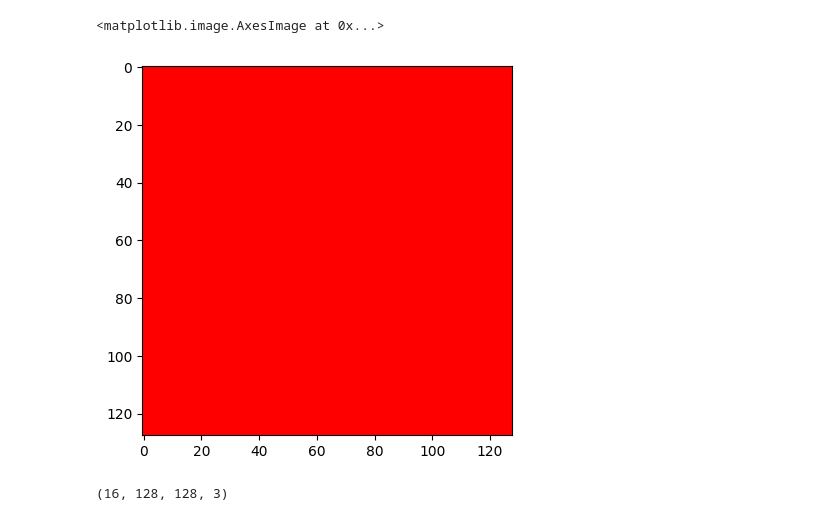
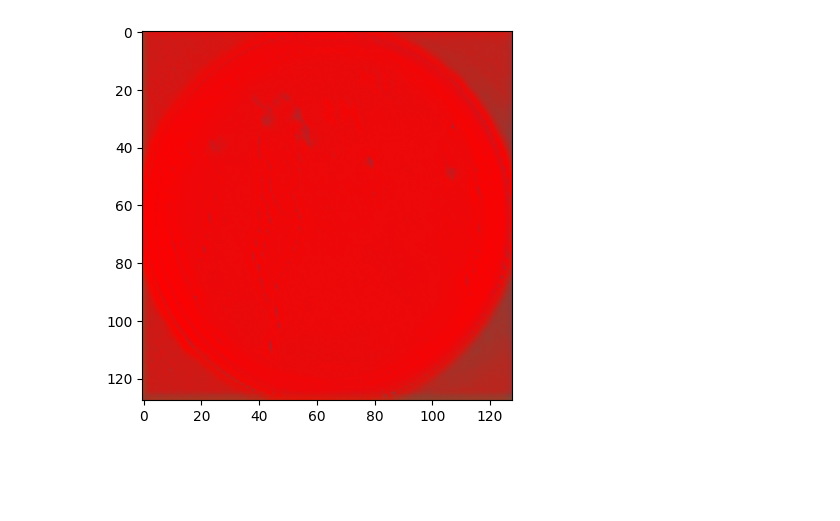
Before and after one commit to DeadArcadiy/SWWH, a Jupyter notebook: segmetation.ipynb, the cells around one changed output. Cells and saved outputs as stored; diff of their text form; code cells hidden in the pictures; blank space fills up the shorter version.

```diff
--- a/segmetation.ipynb
+++ b/segmetation.ipynb
@@ -61,6 +74,0 @@ def tf_dataset(x, y, batch=4):
-# %%
-ath = 'arabidopsis/'
-images, masks = loader(path)
-print(f"Images: {len(images)} - Masks: {len(masks)}")
-
-dataset = tf_dataset(images, masks)
@@ -137,5 +147,5 @@ dataset.batch
 # %%
-model_history = unet_model.fit(dataset,
-                              epochs=4,
+model_history = unet_model.fit(dataset.batch(16).repeat(),
+                              epochs=32,
                               steps_per_epoch=1)
 # %% [output]
@@ -181,0 +169,3 @@ array([[[[1., 0., 0.],
+# %%
+test = tf_dataset('cropped/AAE_0196.png',learning=False)
+test
@@ -181,0 +175,2 @@ array([[[[1., 0., 0.],
+# %%
+pred_mask = unet_model.predict(test)
@@ -182,3 +179,3 @@ array([[[[1., 0., 0.],
 # %%
-plt.imshow(pred_mask[1,:,:,:]*255)
+plt.imshow(pred_mask[0,:,:,:])
 # %% [output]
@@ -186,6 +183 @@ WARNING:matplotlib.image:Clipping input data to the valid range for imshow with
-<matplotlib.image.AxesImage at 0x...>
-[figure, old version]
+[figure, new version]
-# %%
-pred_mask[:,:,:,:].shape
-# %% [output]
-(16, 128, 128, 3)
```
Also changed, not shown: parts of 18 cells of this notebook, 1 other file.
